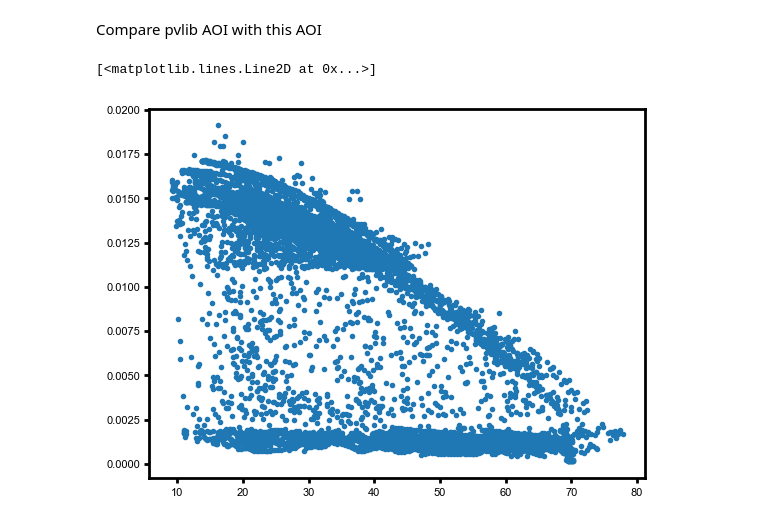
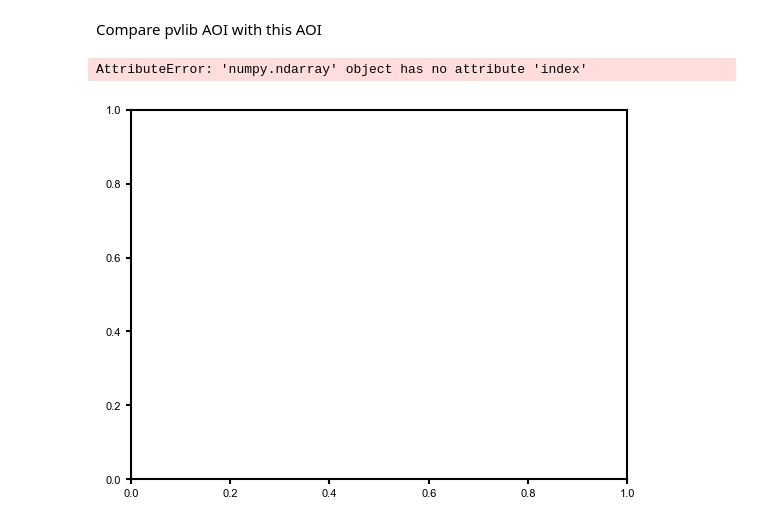
Before and after one commit to roberthilleck/PVcircuit, a Jupyter notebook: notebooks/remodel_iiiv-Si_4T.ipynb, the cells around one changed output. Drawn from its saved outputs; the diff is of its cells as text; code cells hidden in the pictures.

Commit message:
adding cloud imager and some figure

```diff
--- a/notebooks/remodel_iiiv-Si_4T.ipynb
+++ b/notebooks/remodel_iiiv-Si_4T.ipynb
@@ -2934,6 +2959,0 @@ fig.savefig(r"C:\Users\rwitteck\OneDrive - NREL\Publications\2023\Outdoor tandem
-# %%
-# with open("power_data.p", 'wb') as fout:
-#     pickle.dump(power_data,fout)
-
-with open("power_data.p", 'rb') as fin:
-    power_data = pickle.load(fin)
@@ -2942,22 +3059,22 @@ Compare pvlib AOI with this AOI
 # %%
 location = pvloc.Location(39.7555, -105.2211, tz="America/Denver", altitude=1828.8)
 # location = pvloc.Location(39.742, -105.18, tz="America/Denver", altitude=1828.8)
 tilt = 40
 azimuth = 180
 loc_times = MR281_top_filtered.index.tz_localize(location.tz)
 
 solpos = solarposition.get_solarposition(
     loc_times, latitude=location.latitude, longitude=location.longitude, altitude=location.altitude, method="nrel_numpy"
 )
 aoi = irradiance.aoi(tilt, azimuth, solpos.apparent_zenith, solpos.azimuth)
 
 fig, ax = plt.subplots()
-# ax.plot(data.index.hour + data.index.minute / 60, data['aoi'], ".")
+ax.plot(data.index.hour + data.index.minute / 60, data['aoi'], ".")
 # ax.plot(data.index, data['aoi'], ".")
 # ax.plot(MR281_top_filtered.index.hour + MR281_top_filtered.index.minute / 60, MR281_top_filtered["aoi"], ".")
 # ax.plot(MR281_bottom_filtered.index.hour + MR281_bottom_filtered.index.minute / 60, MR281_bottom_filtered["aoi"], ".")
-# ax.plot(MR281_top_filtered["aoi"],MR281_top_filtered["isc"], ".")
-ax.plot(MR281_bottom_filtered["aoi"],MR281_bottom_filtered["isc"], ".")
+# ax.plot(MR281_top_filtered["aoi"],MR281_top_filtered["isc"] / MR281_top_filtered["irrad_mean"], ".")
+# ax.plot(MR281_bottom_filtered["aoi"],MR281_bottom_filtered["irrad_mean"], ".")
 # %% [output]
-[<matplotlib.lines.Line2D at 0x...>]
+AttributeError: 'numpy.ndarray' object has no attribute 'index'
-[figure, old version]
+[figure, new version]
```
Also changed, not shown: parts of 34 cells of this notebook.
